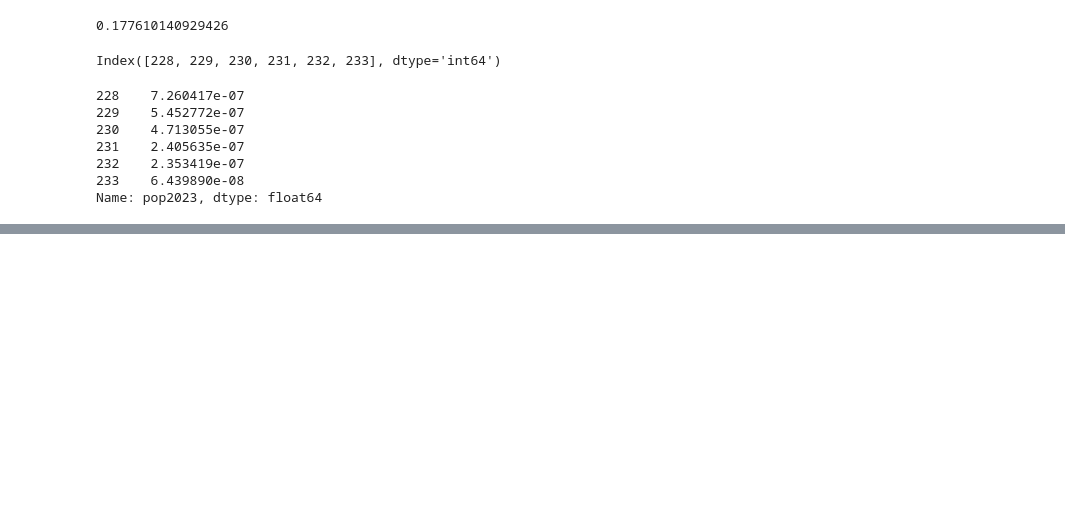
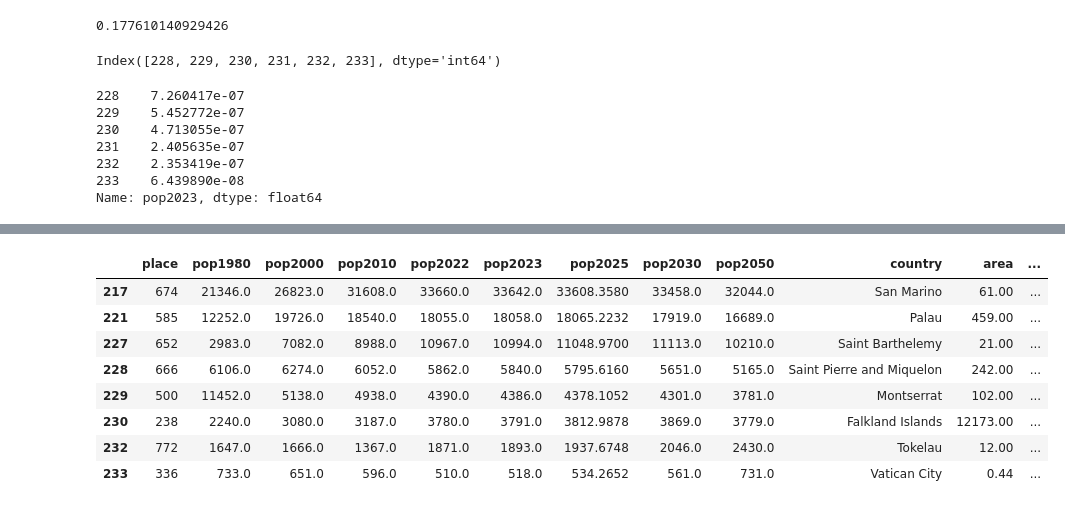
Before and after one commit to gurminder-cr/GenAi, a Jupyter notebook: DS/pop_data.ipynb, the cells around one changed output, grey strips where cells are left out. Saved outputs shown, nothing was run; the diff lists cells and outputs as text; code cells hidden in the pictures; blank space fills up the shorter version.

```diff
--- a/DS/pop_data.ipynb
+++ b/DS/pop_data.ipynb
@@ -168,0 +182,3 @@ df.
+# %%
+a= [(newdf.loc[:,'pop2000'] - newdf.loc[:,'pop1980'])/20,(newdf.loc[:,'pop2010'] - newdf.loc[:,'pop2000'])/10,(newdf.loc[:,'pop2022'] - newdf.loc[:,'pop2010'])/12,(newdf.loc[:,'pop2023'] - newdf.loc[:,'pop2022']),(newdf.loc[:,'pop2030'] - newdf.loc[:,'pop2023'])/7,(newdf.loc[:,'pop2050'] - newdf.loc[:,'pop2030'])/20]
+a
@@ -168,0 +203,2 @@ df.
+# %%
+nulldf= pd.DataFrame(a)
@@ -168,0 +227,2 @@ df.
+# %%
+result= nulldf.mean()/1000
@@ -168,0 +241,2 @@ df.
+# %%
+df.loc[net_null,'netChange']=result
@@ -168,0 +263,12 @@ df.
+# %%
+df.loc[net_null,:]
+# %% [output]
+|  | place | pop1980 | pop2000 | pop2010 | pop2022 | pop2023 | pop2025 | pop2030 | pop2050 | country | area | ... |
+| 217 | 674 | 21346.0 | 26823.0 | 31608.0 | 33660.0 | 33642.0 | 33608.3580 | 33458.0 | 32044.0 | San Marino | 61.00 | ... |
+| 221 | 585 | 12252.0 | 19726.0 | 18540.0 | 18055.0 | 18058.0 | 18065.2232 | 17919.0 | 16689.0 | Palau | 459.00 | ... |
+| 227 | 652 | 2983.0 | 7082.0 | 8988.0 | 10967.0 | 10994.0 | 11048.9700 | 11113.0 | 10210.0 | Saint Barthelemy | 21.00 | ... |
+| 228 | 666 | 6106.0 | 6274.0 | 6052.0 | 5862.0 | 5840.0 | 5795.6160 | 5651.0 | 5165.0 | Saint Pierre and Miquelon | 242.00 | ... |
+| 229 | 500 | 11452.0 | 5138.0 | 4938.0 | 4390.0 | 4386.0 | 4378.1052 | 4301.0 | 3781.0 | Montserrat | 102.00 | ... |
+| 230 | 238 | 2240.0 | 3080.0 | 3187.0 | 3780.0 | 3791.0 | 3812.9878 | 3869.0 | 3779.0 | Falkland Islands | 12173.00 | ... |
+| 232 | 772 | 1647.0 | 1666.0 | 1367.0 | 1871.0 | 1893.0 | 1937.6748 | 2046.0 | 2430.0 | Tokelau | 12.00 | ... |
+| 233 | 336 | 733.0 | 651.0 | 596.0 | 510.0 | 518.0 | 534.2652 | 561.0 | 731.0 | Vatican City | 0.44 | ... |
```
Also changed, not shown: parts of 9 cells of this notebook, 2 other files.
